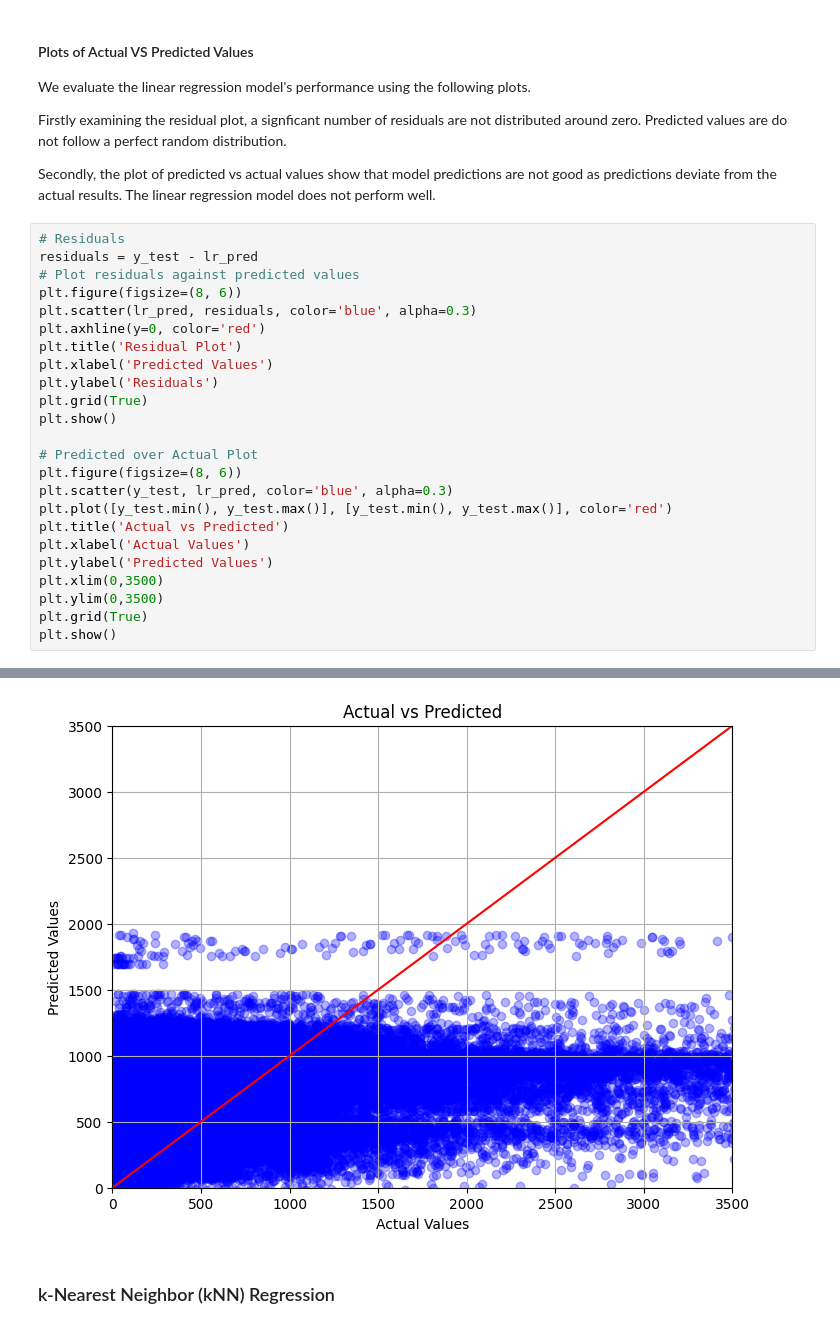
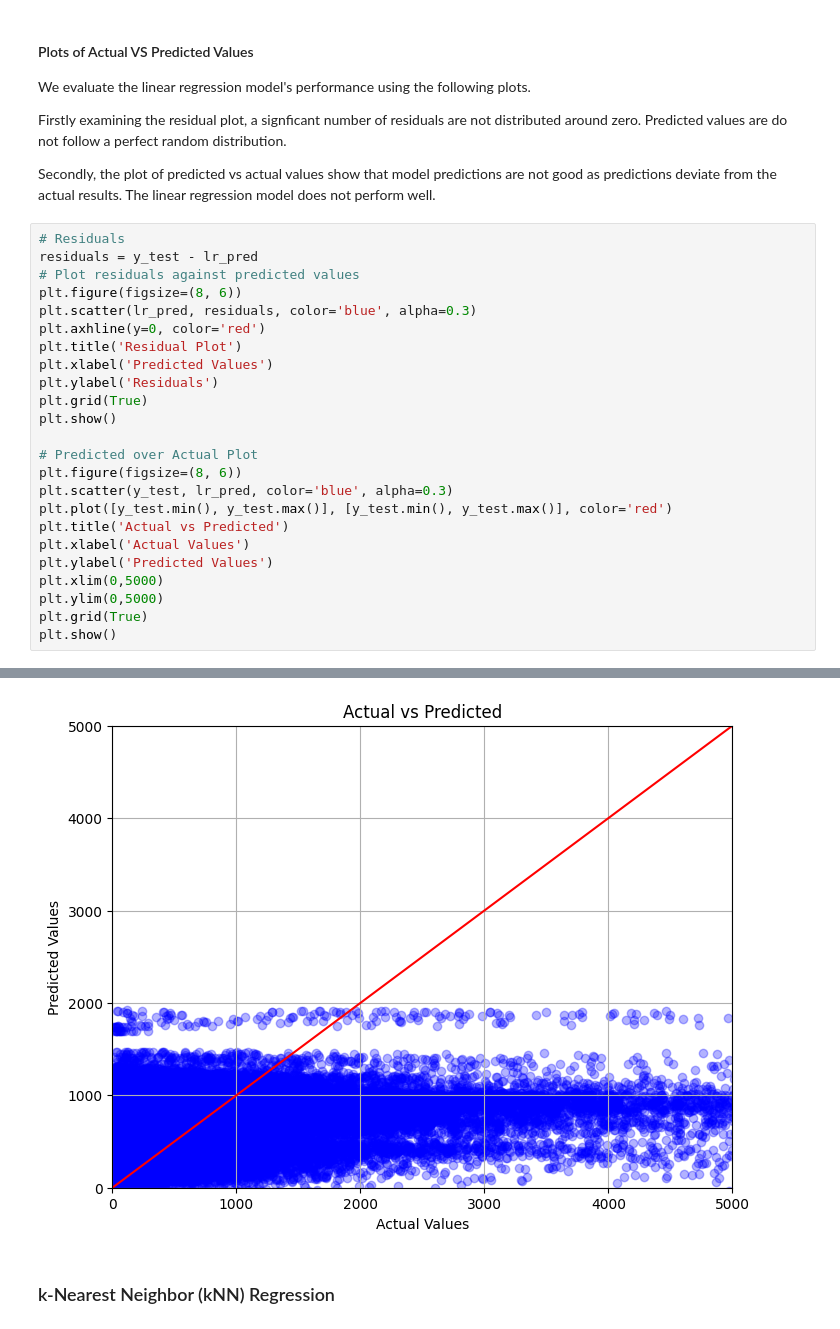
Before and after one commit to carinacwq/Crowd-Prediction-of-Bus-Stops-in-Singapore, a Jupyter notebook: src/CS3244_group_project.ipynb, the cells around one changed output, grey strips where cells are left out. Saved outputs shown, nothing was run; the diff lists cells and outputs as text.

```diff
--- a/src/CS3244_group_project.ipynb
+++ b/src/CS3244_group_project.ipynb
@@ -377,30 +377,30 @@ Secondly, the plot of predicted vs actual values show that model predictions are
 # %%
 # Residuals
 residuals = y_test - lr_pred
 # Plot residuals against predicted values
 plt.figure(figsize=(8, 6))
 plt.scatter(lr_pred, residuals, color='blue', alpha=0.3)
 plt.axhline(y=0, color='red')
 plt.title('Residual Plot')
 plt.xlabel('Predicted Values')
 plt.ylabel('Residuals')
 plt.grid(True)
 plt.show()
 
 # Predicted over Actual Plot
 plt.figure(figsize=(8, 6))
 plt.scatter(y_test, lr_pred, color='blue', alpha=0.3)
 plt.plot([y_test.min(), y_test.max()], [y_test.min(), y_test.max()], color='red')
 plt.title('Actual vs Predicted')
 plt.xlabel('Actual Values')
 plt.ylabel('Predicted Values')
-plt.xlim(0,3500)
-plt.ylim(0,3500)
+plt.xlim(0,5000)
+plt.ylim(0,5000)
 plt.grid(True)
 plt.show()
 # %% [output]
 [figure]
-[figure, old version]
+[figure, new version]
 # %% [markdown]
 ### k-Nearest Neighbor (kNN) Regression
 # %% [markdown]
```
Also changed, not shown: parts of 9 cells of this notebook.
